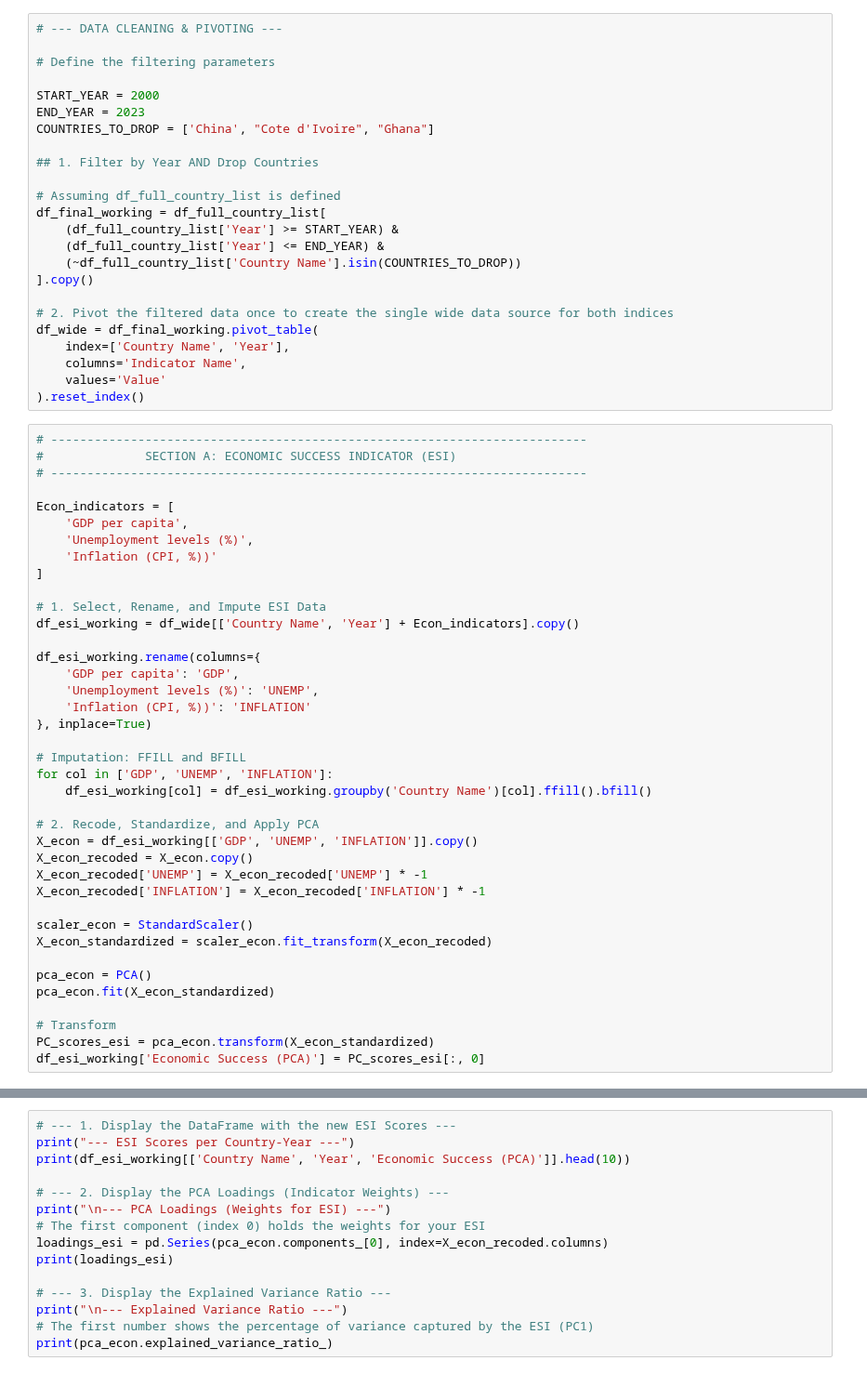
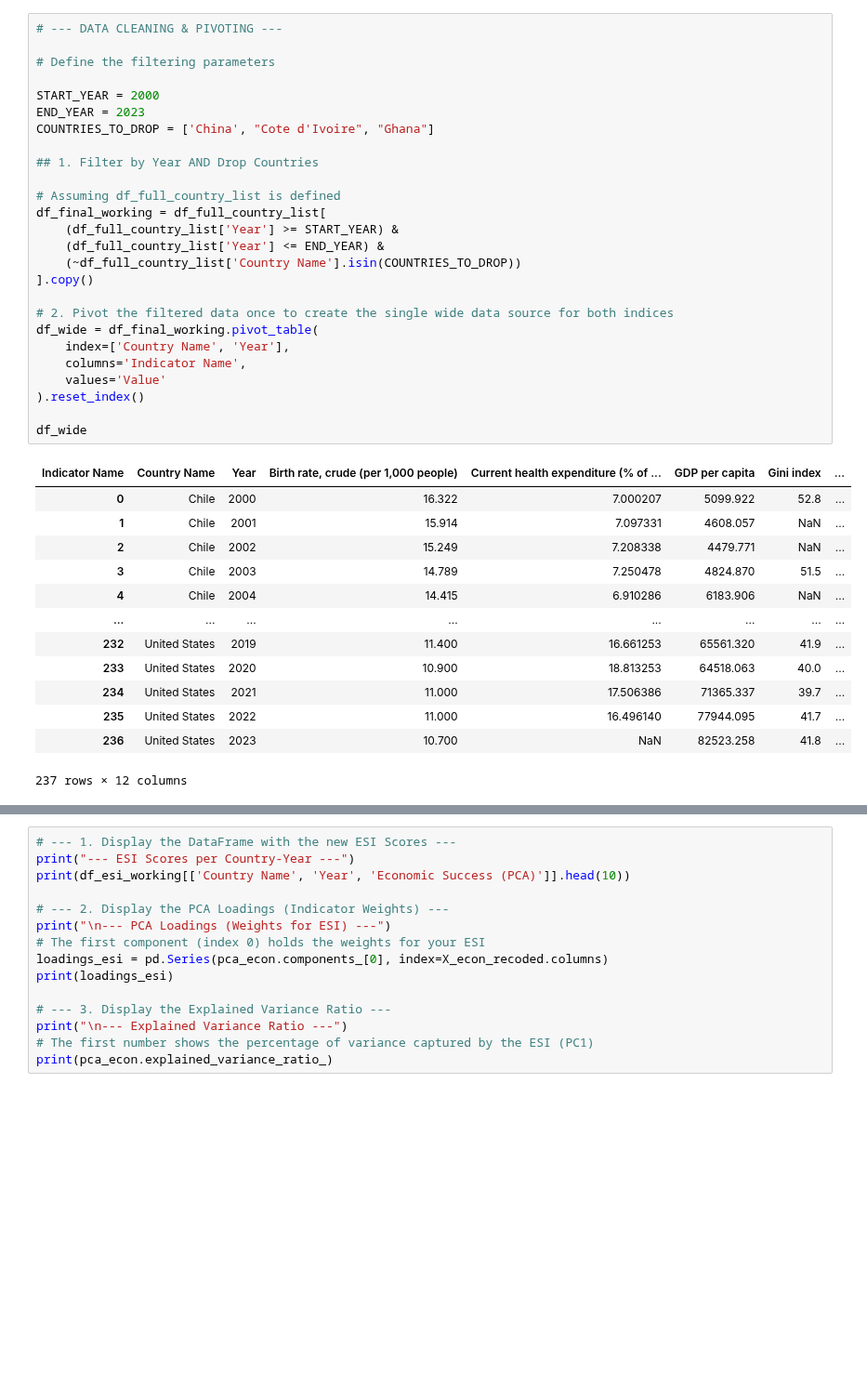
Before and after one commit to MDYCK12/Well-Being-Economics-, a Jupyter notebook: Notebooks/Visualising Econ_Well-Being_Indicators.ipynb, the cells around one changed output, grey strips where cells are left out. Shown at 93% size. Drawn from its saved outputs; the diff is of its cells as text; blank space fills up the shorter version.

```diff
--- a/Notebooks/Visualising Econ_Well-Being_Indicators.ipynb
+++ b/Notebooks/Visualising Econ_Well-Being_Indicators.ipynb
@@ -29,63 +29,40 @@ df_full_country_list
 # %%
 # --- DATA CLEANING & PIVOTING ---
 
 # Define the filtering parameters
 
 START_YEAR = 2000
 END_YEAR = 2023
 COUNTRIES_TO_DROP = ['China', "Cote d'Ivoire", "Ghana"]
 
 ## 1. Filter by Year AND Drop Countries
 
 # Assuming df_full_country_list is defined
 df_final_working = df_full_country_list[
     (df_full_country_list['Year'] >= START_YEAR) &
     (df_full_country_list['Year'] <= END_YEAR) &
     (~df_full_country_list['Country Name'].isin(COUNTRIES_TO_DROP))
 ].copy()
 
 # 2. Pivot the filtered data once to create the single wide data source for both indices
 df_wide = df_final_working.pivot_table(
     index=['Country Name', 'Year'],
     columns='Indicator Name',
     values='Value'
 ).reset_index()
+
+df_wide
+# %% [output]
+| Indicator Name | Country Name | Year | Birth rate, crude (per 1,000 people) | Current health expenditure (% of ... | GDP per capita | Gini index | ... |
+| 0 | Chile | 2000 | 16.322 | 7.000207 | 5099.922 | 52.8 | ... |
+| 1 | Chile | 2001 | 15.914 | 7.097331 | 4608.057 | NaN | ... |
+| 2 | Chile | 2002 | 15.249 | 7.208338 | 4479.771 | NaN | ... |
+| 3 | Chile | 2003 | 14.789 | 7.250478 | 4824.870 | 51.5 | ... |
+| 4 | Chile | 2004 | 14.415 | 6.910286 | 6183.906 | NaN | ... |
+| ... | ... | ... | ... | ... | ... | ... | ... |
+| 232 | United States | 2019 | 11.400 | 16.661253 | 65561.320 | 41.9 | ... |
+| 233 | United States | 2020 | 10.900 | 18.813253 | 64518.063 | 40.0 | ... |
+| 234 | United States | 2021 | 11.000 | 17.506386 | 71365.337 | 39.7 | ... |
+| 235 | United States | 2022 | 11.000 | 16.496140 | 77944.095 | 41.7 | ... |
+| 236 | United States | 2023 | 10.700 | NaN | 82523.258 | 41.8 | ... |
+237 rows × 12 columns
-# %%
-# --------------------------------------------------------------------------
-#              SECTION A: ECONOMIC SUCCESS INDICATOR (ESI)
-# --------------------------------------------------------------------------
-
-Econ_indicators = [
-    'GDP per capita',
-    'Unemployment levels (%)',
-    'Inflation (CPI, %))'
-]
-
-# 1. Select, Rename, and Impute ESI Data
-df_esi_working = df_wide[['Country Name', 'Year'] + Econ_indicators].copy()
-
-df_esi_working.rename(columns={
-    'GDP per capita': 'GDP',
-    'Unemployment levels (%)': 'UNEMP',
-    'Inflation (CPI, %))': 'INFLATION'
-}, inplace=True)
-
-# Imputation: FFILL and BFILL
-for col in ['GDP', 'UNEMP', 'INFLATION']:
-    df_esi_working[col] = df_esi_working.groupby('Country Name')[col].ffill().bfill()
-
-# 2. Recode, Standardize, and Apply PCA
-X_econ = df_esi_working[['GDP', 'UNEMP', 'INFLATION']].copy()
-X_econ_recoded = X_econ.copy()
-X_econ_recoded['UNEMP'] = X_econ_recoded['UNEMP'] * -1
-X_econ_recoded['INFLATION'] = X_econ_recoded['INFLATION'] * -1
-
-scaler_econ = StandardScaler()
-X_econ_standardized = scaler_econ.fit_transform(X_econ_recoded)
-
-pca_econ = PCA()
-pca_econ.fit(X_econ_standardized)
-
-# Transform
-PC_scores_esi = pca_econ.transform(X_econ_standardized)
-df_esi_working['Economic Success (PCA)'] = PC_scores_esi[:, 0]
```
Also changed, not shown: parts of 2 cells of this notebook, 2 other files.
